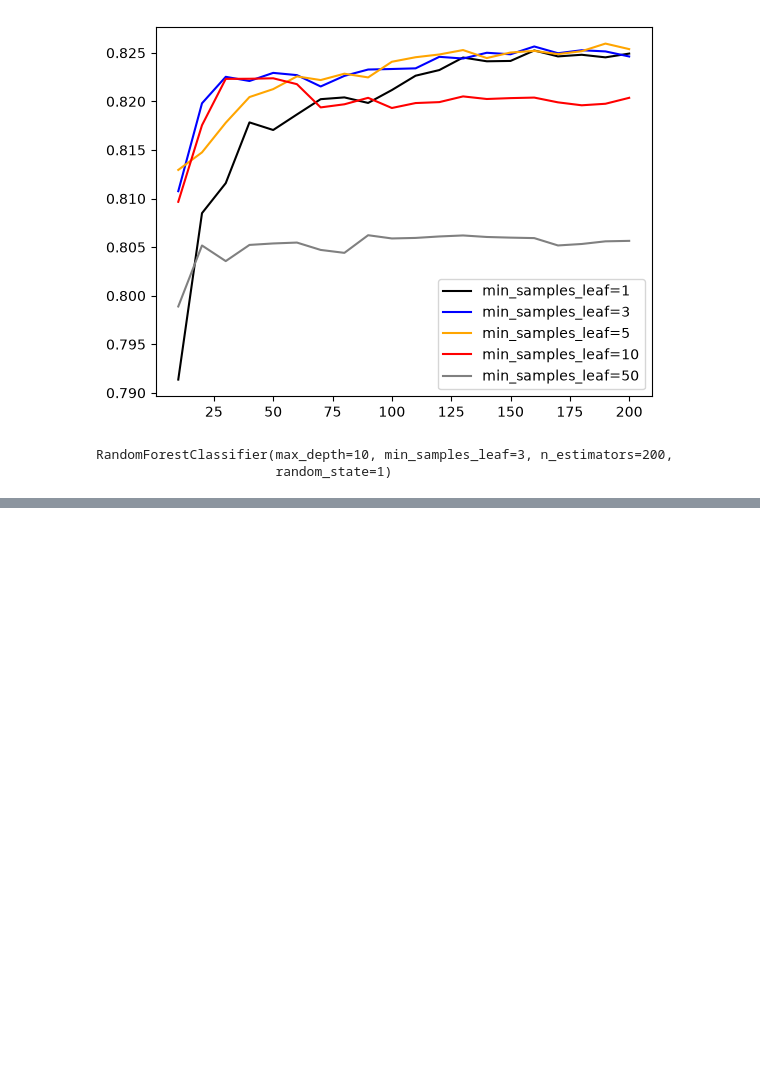
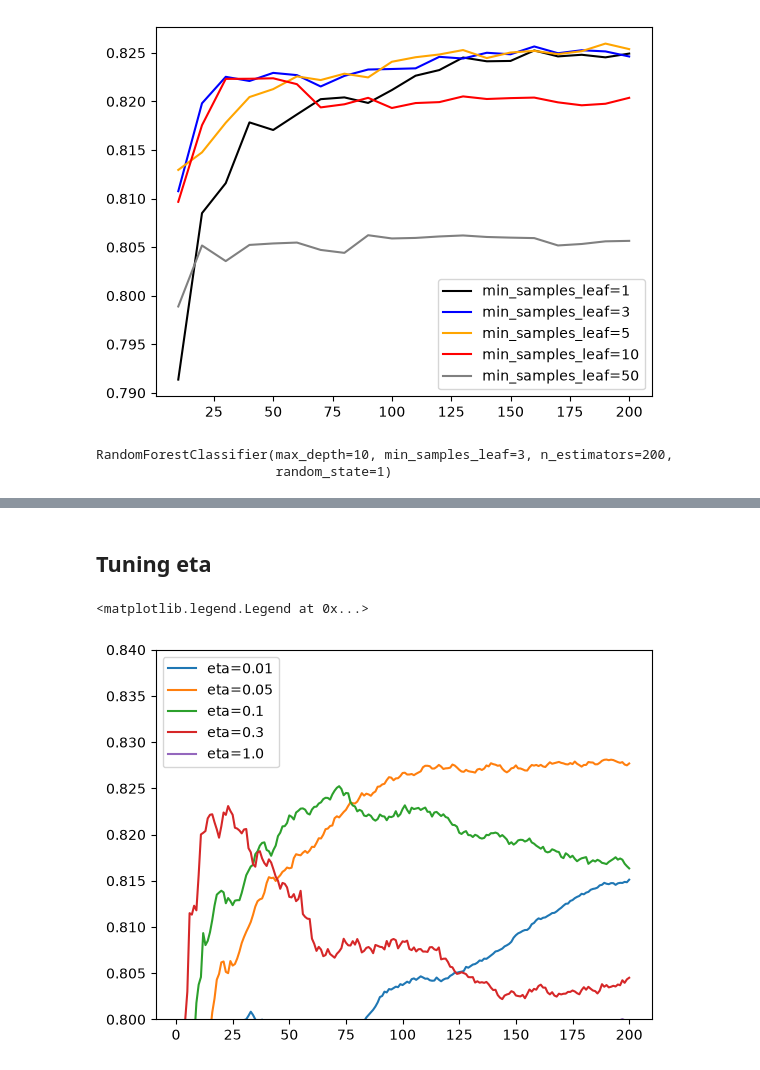
Before and after one commit to Ishigami-suhlaing/mlzoomcamp_practice, a Jupyter notebook: section6/code/credit_risk_scoring.ipynb, the cells around one changed output, grey strips where cells are left out. Drawn from its saved outputs; the diff is of its cells as text; code cells hidden in the pictures; blank space fills up the shorter version.

```diff
--- a/section6/code/credit_risk_scoring.ipynb
+++ b/section6/code/credit_risk_scoring.ipynb
@@ -461,0 +466,4 @@ RandomForestClassifier(max_depth=10, min_samples_leaf=3, n_estimators=200,
+# %%
+features = list(dv.get_feature_names_out())
+dtrain = xgb.DMatrix(X_train, label=y_train, feature_names=features)
+dval = xgb.DMatrix(X_val, label=y_val, feature_names=features)
@@ -461,0 +511,2 @@ RandomForestClassifier(max_depth=10, min_samples_leaf=3, n_estimators=200,
+# %%
+watchlist = [(dtrain, 'train'), (dval, 'val')]
@@ -461,0 +557,56 @@ RandomForestClassifier(max_depth=10, min_samples_leaf=3, n_estimators=200,
+# %% [markdown]
+## Tuning eta
+# %%
+# 1. Reset the scores dictionary
+scores = {}
+
+# 2. Define the list of eta values you want to test
+etas = [0.01, 0.05, 0.1, 0.3, 1.0]
+
+# 3. Loop through each eta, train, and store the results
+for eta in etas:
+    evals_result = {}
+
+    xgb_params = {
+        'eta': eta,
+        'max_depth': 6,
+        'min_child_weight': 1,
+        'objective': 'binary:logistic',
+        'eval_metric': 'auc',
+        'nthread': 8,
+        'seed': 1,
+        'verbosity': 1
+    }
+
+    model = xgb.train(
+        xgb_params,
+        dtrain,
+        evals=watchlist,
+        verbose_eval=0,
+        num_boost_round=200,
+        evals_result=evals_result
+    )
+
+    # Extract metrics using evals_result (cleaner alternative to text parsing)
+    columns = ['iter', 'train_auc', 'val_auc']
+    train_aucs = list(evals_result['train'].values())[0]
+    val_aucs = list(evals_result['val'].values())[0]
+
+    df_results = pd.DataFrame(
+        list(zip(range(1, len(train_aucs) + 1), train_aucs, val_aucs)),
+        columns=columns
+    )
+
+    # Save with a unique key for each eta
+    key = f'eta={eta}'
+    scores[key] = df_results
+
+# 4. Plot all the curves together
+for key, df_score in scores.items():
+    plt.plot(df_score.iter, df_score.val_auc, label=key)
+
+plt.ylim(0.8, 0.84)
+plt.legend()
+# %% [output]
+<matplotlib.legend.Legend at 0x...>
+[figure, added]
```
Also changed, not shown: parts of 26 cells of this notebook, 2 other files.
